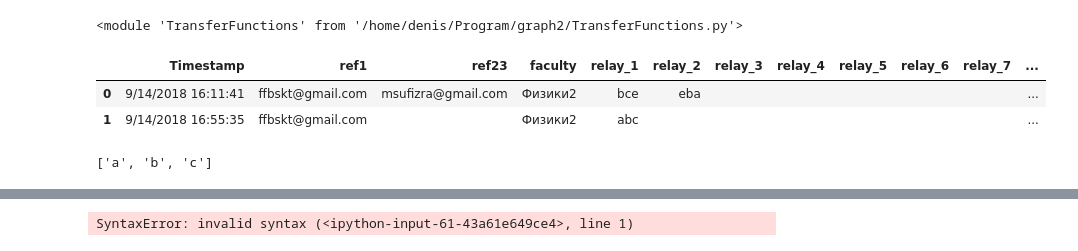
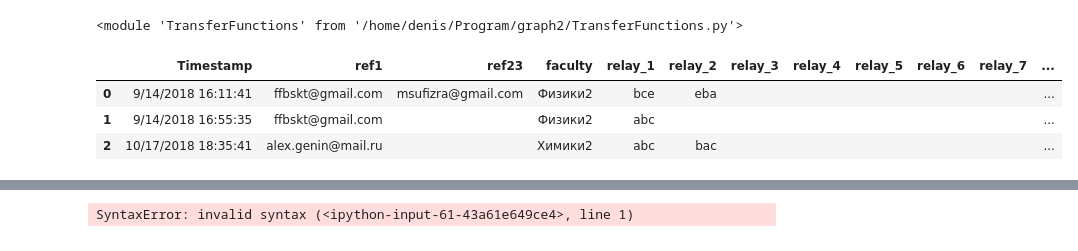
Before and after one commit to ffbskt/msu_graph, a Jupyter notebook: Edit data.ipynb, the cells around one changed output, grey strips where cells are left out. Drawn from its saved outputs; the diff is of its cells as text; code cells hidden in the pictures.

```diff
--- a/Edit data.ipynb
+++ b/Edit data.ipynb
@@ -500,14 +534,10 @@ import TransferFunctions
 # %%
-bres = TransferFunctions.BasketballResults('1GUCw3XNS0zWYgjv6dUACc5IoteSYft3DRW58vrDCIKA')
-df = bres.get_df()
+#bres = TransferFunctions.BasketballResults('1GUCw3XNS0zWYgjv6dUACc5IoteSYft3DRW58vrDCIKA')
+res_df = bres.get_df()
-# %%
-df
-# %% [output]
-|  | Timestamp | ref1 | ref23 | faculty | relay_1 | relay_2 | relay_3 | relay_4 | relay_5 | relay_6 | relay_7 | ... |
-| 0 | 9/14/2018 16:11:41 | ffbskt@gmail.com | msufizra@gmail.com | Физики2 | bce | eba |  |  |  |  |  | ... |
-| 1 | 9/14/2018 16:55:35 | ffbskt@gmail.com |  | Физики2 | abc |  |  |  |  |  |  | ... |
-# %%
-# people wineer
-list(df["relay_1"][len(df["relay_1"]) - 1])
-# %% [output]
-['a', 'b', 'c']
+# %%
+res_df
+# %% [output]
+|  | Timestamp | ref1 | ref23 | faculty | relay_1 | relay_2 | relay_3 | relay_4 | relay_5 | relay_6 | relay_7 | ... |
+| 0 | 9/14/2018 16:11:41 | ffbskt@gmail.com | msufizra@gmail.com | Физики2 | bce | eba |  |  |  |  |  | ... |
+| 1 | 9/14/2018 16:55:35 | ffbskt@gmail.com |  | Физики2 | abc |  |  |  |  |  |  | ... |
+| 2 | 10/17/2018 18:35:41 | alex.genin@mail.ru |  | Химики2 | abc | bac |  |  |  |  |  | ... |
```
Also changed, not shown: parts of 41 cells of this notebook, 4 other files.
